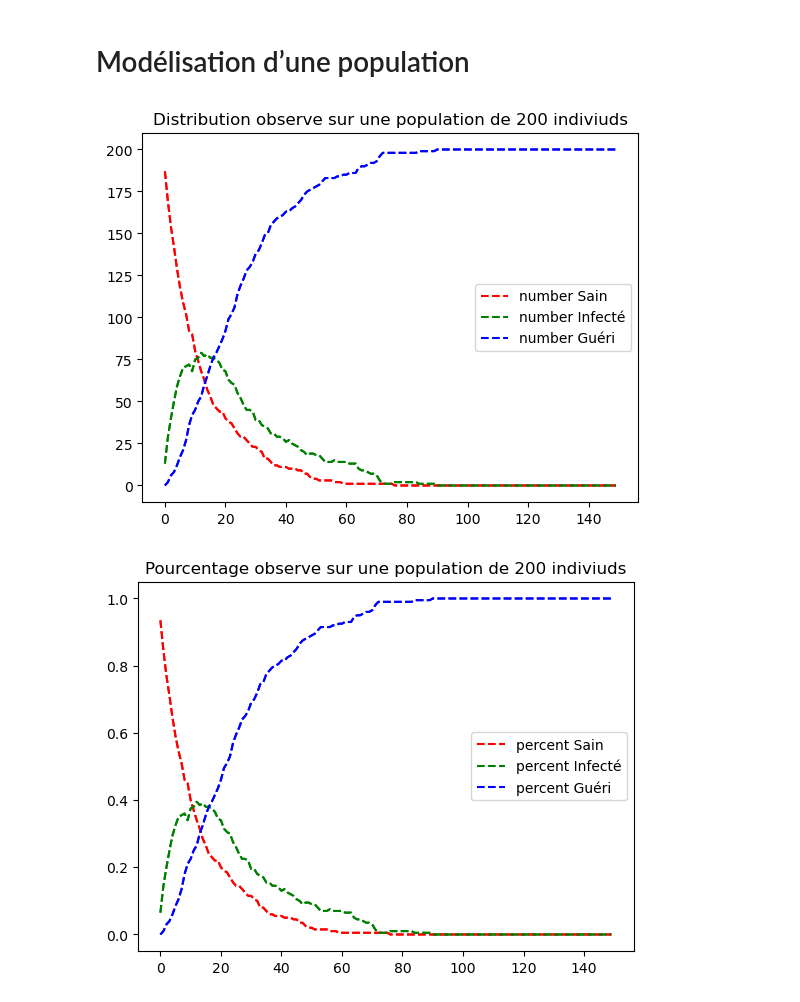
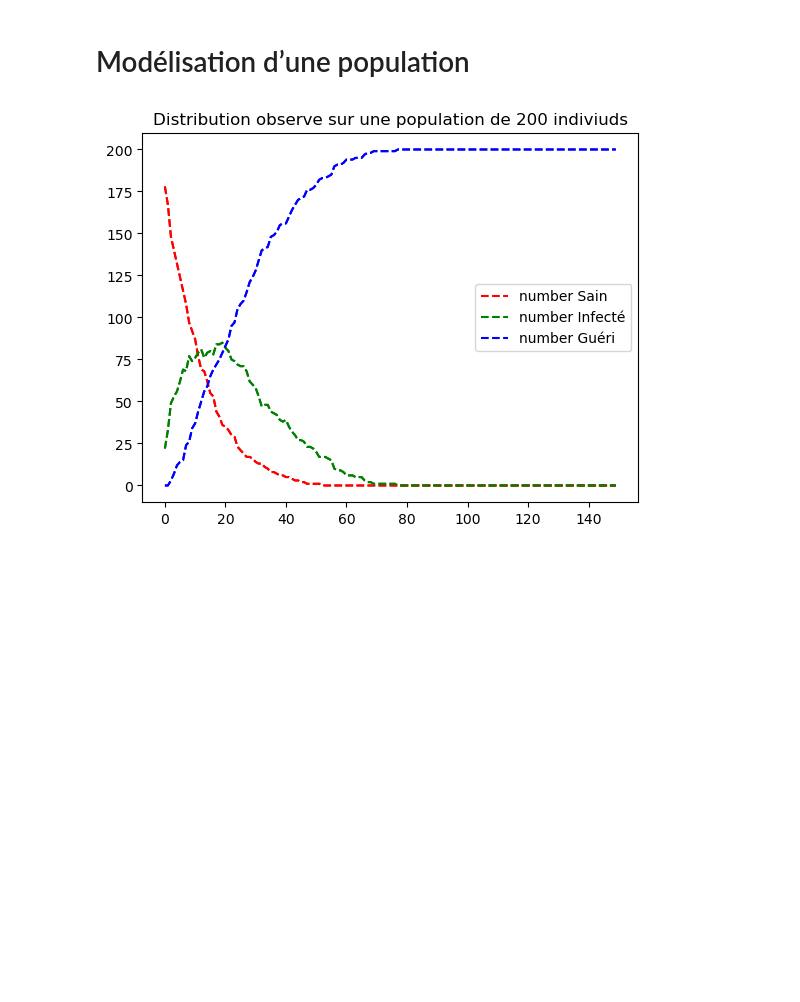
Before and after one commit to ZhouRUNLIN/LU3IN005-STAT-INFO, a Jupyter notebook: Projet3/projet3-IN005.ipynb, the cells around one changed output. Cells and saved outputs as stored; diff of their text form; code cells hidden in the pictures; blank space fills up the shorter version.

```diff
--- a/Projet3/projet3-IN005.ipynb
+++ b/Projet3/projet3-IN005.ipynb
@@ -246,55 +247,36 @@ def showPercent(numListe):
     return [numListe[0]/nbSomme, numListe[1]/nbSomme, numListe[2]/nbSomme]
 # %%
 #test pour le module d'une population
-
 #une population de 5 individus
-#listePopulation1=np.array([])
-#for i in range(5):
-#    np.append(listePopulation1, creatMarkov(150, MatA, pi_0))
+listePopulation1=[[] for i in range(5)]
+for i in range(5):
+    listePopulation1[i]=creatMarkov(150, MatA, pi_0)
 
 #une population de 200 individus
 listePopulation2=[[] for i in range(200)]
 for i in range(200):
     listePopulation2[i]=creatMarkov(150, MatA, pi_0)
 
-#une population de 5000 individus
-#listePopulation3=np.array([])
-#for i in range(5000):
-#    np.append(listePopulation3, creatMarkov(150, MatA, pi_0))
+#une population de 1000 individus
+listePopulation3=[[] for i in range(1000)]
+for i in range(1000):
+    listePopulation3[i]=creatMarkov(150, MatA, pi_0)
 
 T, numS, numI, numR=[], [], [], []
 for i in range(150):
     numListe=countNum(listePopulation2, i)
     T.append(i)
     numS.append(numListe[0])
     numI.append(numListe[1])
     numR.append(numListe[2])
 
 x=np.arange(20,350)
 l1=plt.plot(T, numS,'r--',label='number Sain')
 l2=plt.plot(T, numI,'g--',label='number Infecté')
 l3=plt.plot(T, numR,'b--',label='number Guéri')
 plt.plot(T, numS,'r--', T, numI,'g--', T, numR, 'b--')
-plt.title('Distribution observe sur une population de 200 indiviuds')
+plt.title('Distribution observe sur une population de 200 individus')
 plt.legend()
 plt.show()
-
-T, numS, numI, numR=[], [], [], []
-for i in range(150):
-    numListe=showPercent(countNum(listePopulation2, i))
-    T.append(i)
-    numS.append(numListe[0])
-    numI.append(numListe[1])
-    numR.append(numListe[2])
-
-x=np.arange(20,350)
-l1=plt.plot(T, numS,'r--',label='percent Sain')
-l2=plt.plot(T, numI,'g--',label='percent Infecté')
-l3=plt.plot(T, numR,'b--',label='percent Guéri')
-plt.plot(T, numS,'r--', T, numI,'g--', T, numR, 'b--')
-plt.title('Pourcentage observe sur une population de 200 indiviuds')
-plt.legend()
-plt.show()
 # %% [output]
-[figure, old version]
+[figure, new version]
-[figure, removed]
```
Also changed, not shown: parts of 12 cells of this notebook, 1 other file.
